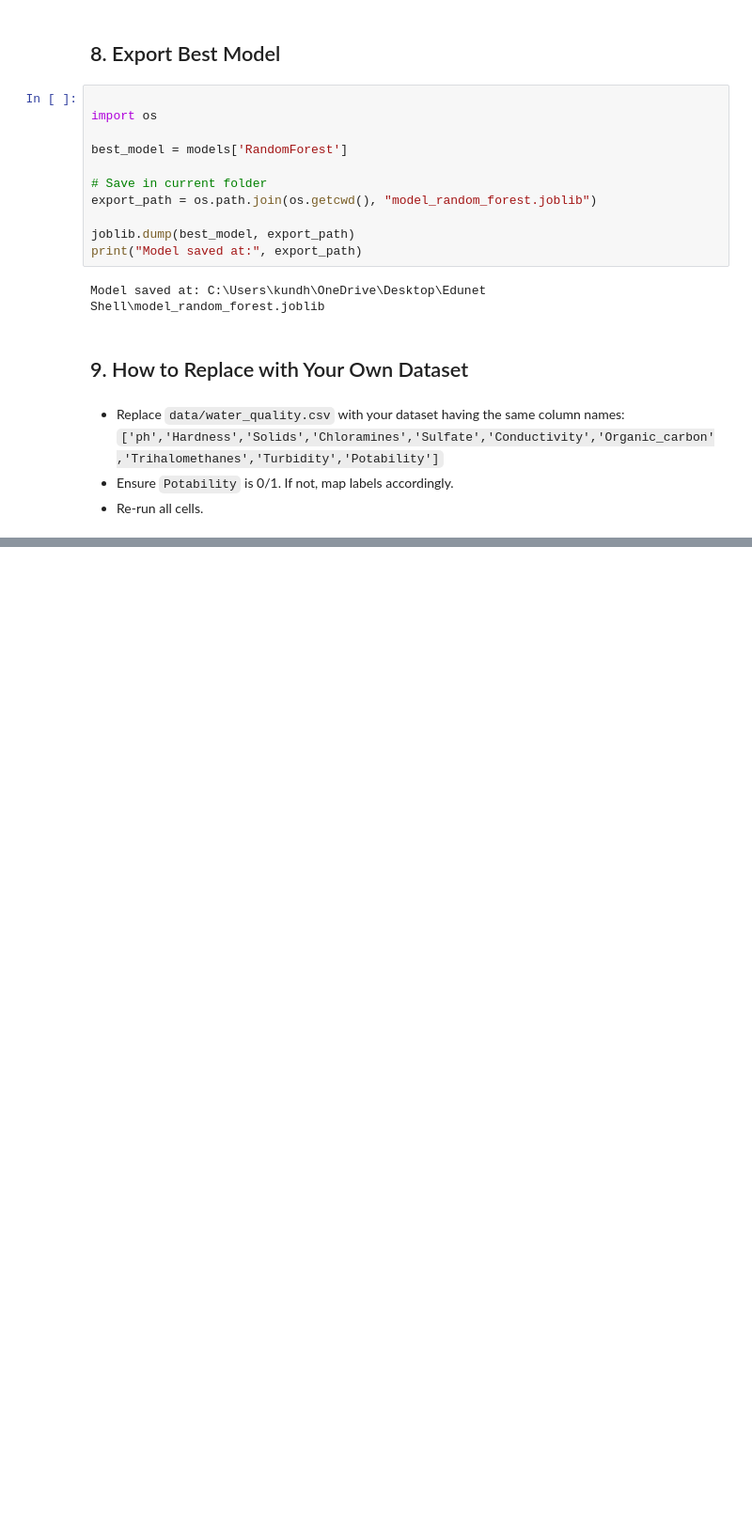
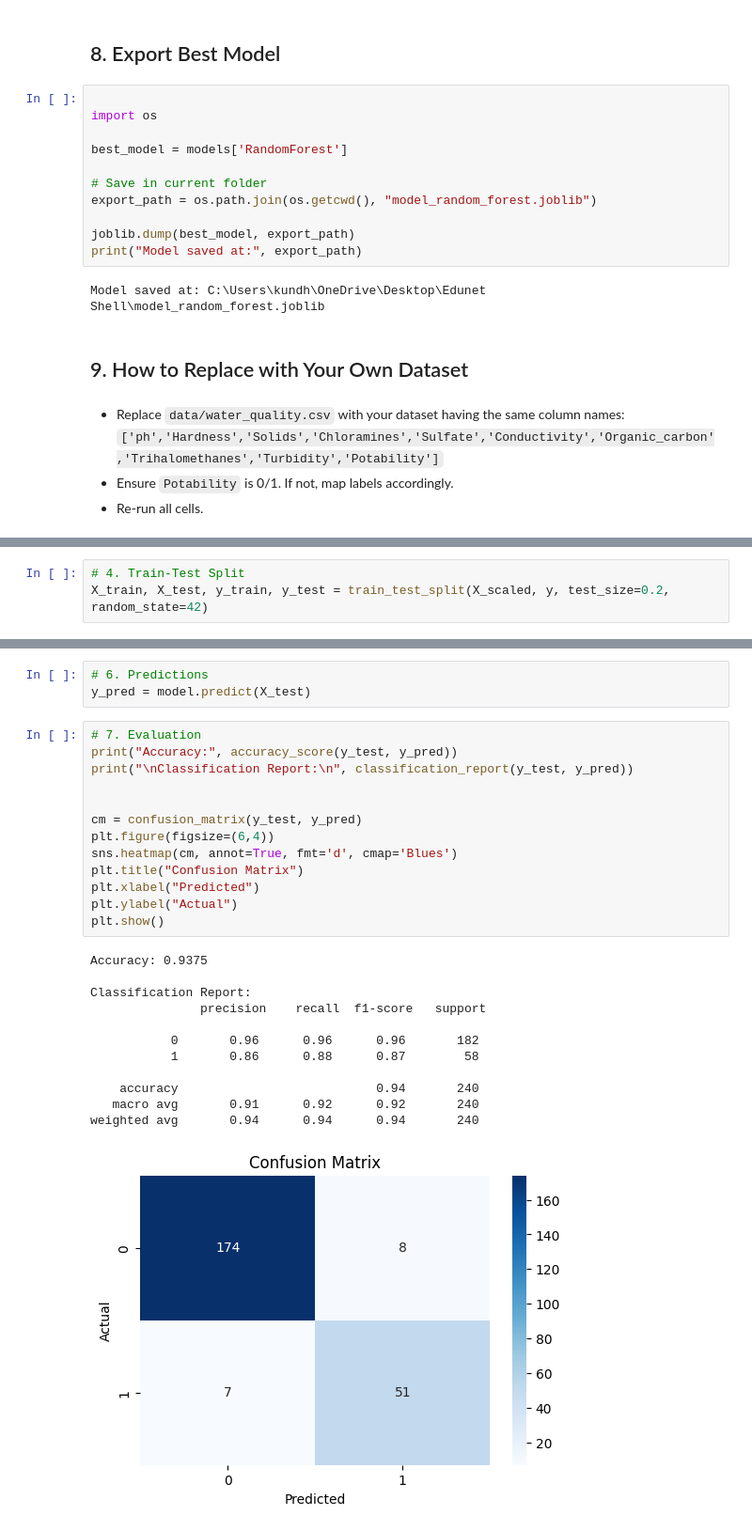
Before and after one commit to sushmasri73/Edunet-Shell, a Jupyter notebook: Water_Pollution_Detection_Week1.ipynb, the cells around one changed output, grey strips where cells are left out. Shown at 94% size. Cells and saved outputs as stored; diff of their text form; blank space fills up the shorter version.

```diff
--- a/Water_Pollution_Detection_Week1.ipynb
+++ b/Water_Pollution_Detection_Week1.ipynb
@@ -241,0 +303,3 @@ Model saved at: C:\Users\kundh\OneDrive\Desktop\Edunet Shell\model_random_forest
+# %%
+# 4. Train-Test Split
+X_train, X_test, y_train, y_test = train_test_split(X_scaled, y, test_size=0.2, random_state=42)
@@ -241,0 +312,29 @@ Model saved at: C:\Users\kundh\OneDrive\Desktop\Edunet Shell\model_random_forest
+# %%
+# 6. Predictions
+y_pred = model.predict(X_test)
+# %%
+# 7. Evaluation
+print("Accuracy:", accuracy_score(y_test, y_pred))
+print("\nClassification Report:\n", classification_report(y_test, y_pred))
+
+
+cm = confusion_matrix(y_test, y_pred)
+plt.figure(figsize=(6,4))
+sns.heatmap(cm, annot=True, fmt='d', cmap='Blues')
+plt.title("Confusion Matrix")
+plt.xlabel("Predicted")
+plt.ylabel("Actual")
+plt.show()
+# %% [output]
+Accuracy: 0.9375
+
+Classification Report:
+               precision    recall  f1-score   support
+
+           0       0.96      0.96      0.96       182
+           1       0.86      0.88      0.87        58
+
+    accuracy                           0.94       240
+   macro avg       0.91      0.92      0.92       240
+weighted avg       0.94      0.94      0.94       240
+[figure, added]
```
Also changed, not shown: parts of 6 cells of this notebook.
